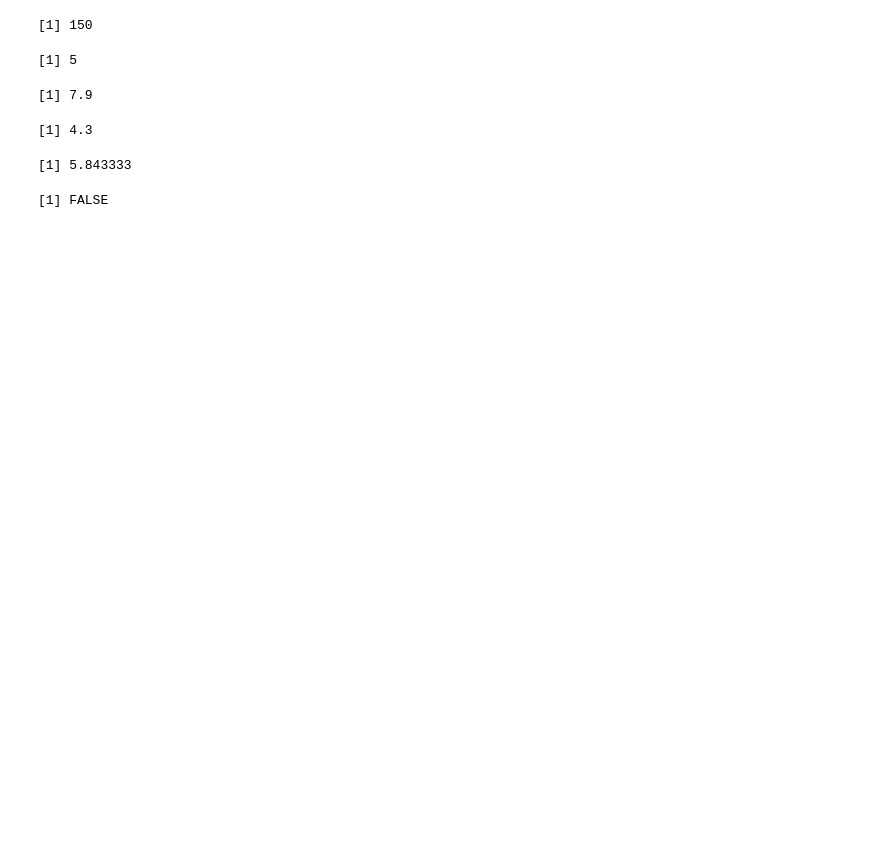
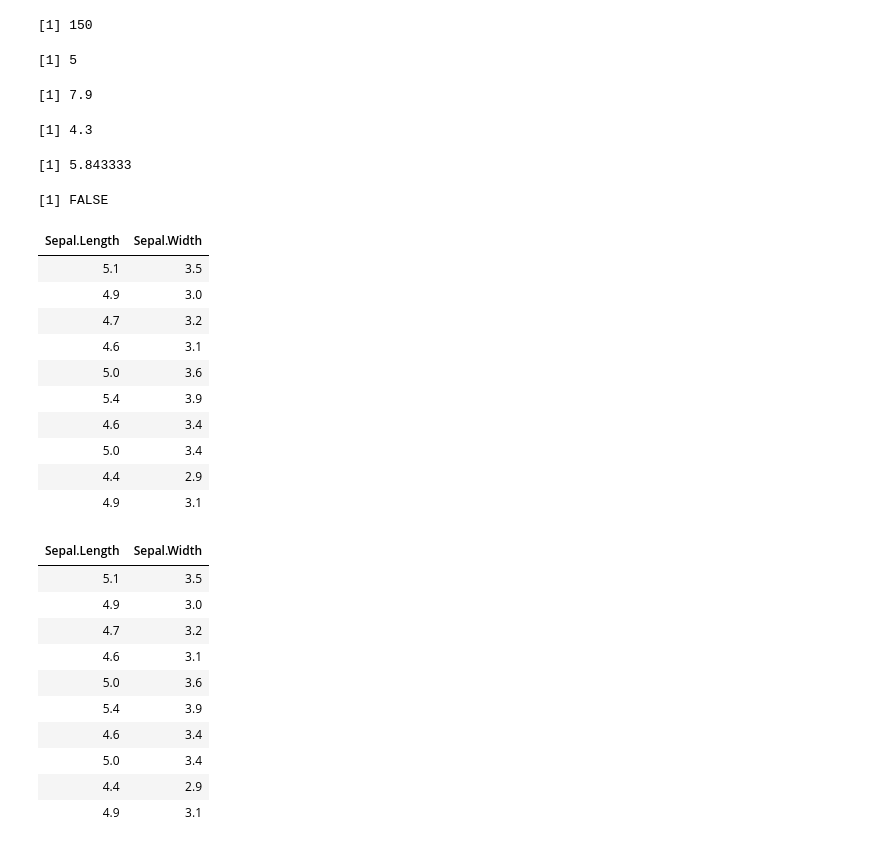
Before and after one commit to monargent0/TJRrrClass, a Jupyter notebook: 03. 벡터와 데이터프레임.ipynb, the cells around one changed output. Saved outputs shown, nothing was run; the diff lists cells and outputs as text; code cells hidden in the pictures; blank space fills up the shorter version.

```diff
--- a/03. 벡터와 데이터프레임.ipynb
+++ b/03. 벡터와 데이터프레임.ipynb
@@ -89,3 +89,30 @@ mean(iris$Sepal.Length) < (max(iris$Sepal.Length) - min(iris$Sepal.Length))
 [1] 4.3
 [1] 5.843333
 [1] FALSE
+# %%
+# iris에서 1~10까지의 데이터 중 Sepal.Length와 Sepal.Width만 출력
+iris[1:10,1:2]
+iris[1:10, c("Sepal.Length", "Sepal.Width")]
+# %% [output]
+| Sepal.Length | Sepal.Width |
+| 5.1 | 3.5 |
+| 4.9 | 3.0 |
+| 4.7 | 3.2 |
+| 4.6 | 3.1 |
+| 5.0 | 3.6 |
+| 5.4 | 3.9 |
+| 4.6 | 3.4 |
+| 5.0 | 3.4 |
+| 4.4 | 2.9 |
+| 4.9 | 3.1 |
+| Sepal.Length | Sepal.Width |
+| 5.1 | 3.5 |
+| 4.9 | 3.0 |
+| 4.7 | 3.2 |
+| 4.6 | 3.1 |
+| 5.0 | 3.6 |
+| 5.4 | 3.9 |
+| 4.6 | 3.4 |
+| 5.0 | 3.4 |
+| 4.4 | 2.9 |
+| 4.9 | 3.1 |
```
Also changed, not shown: parts of 11 cells of this notebook.
